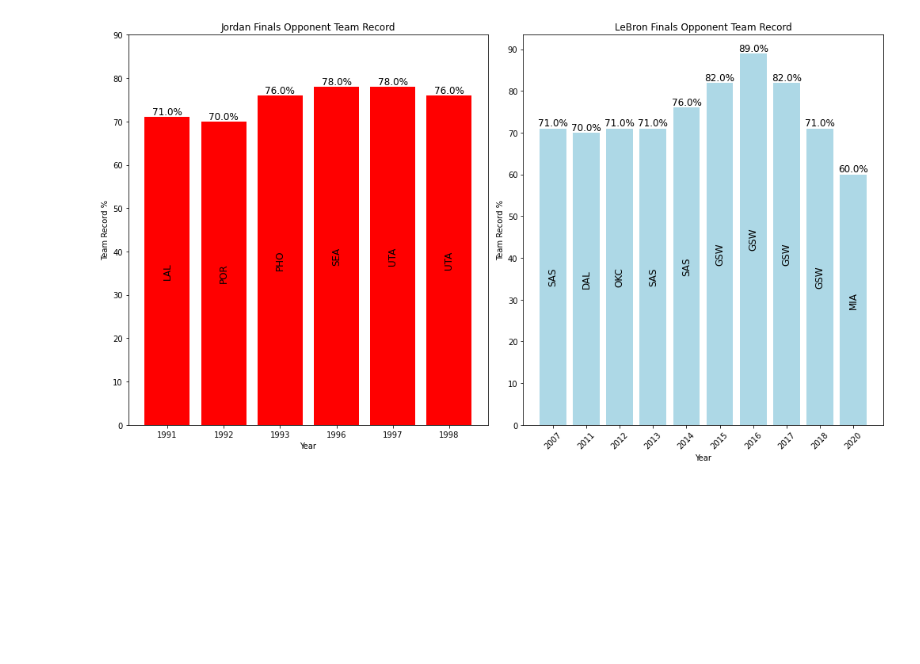
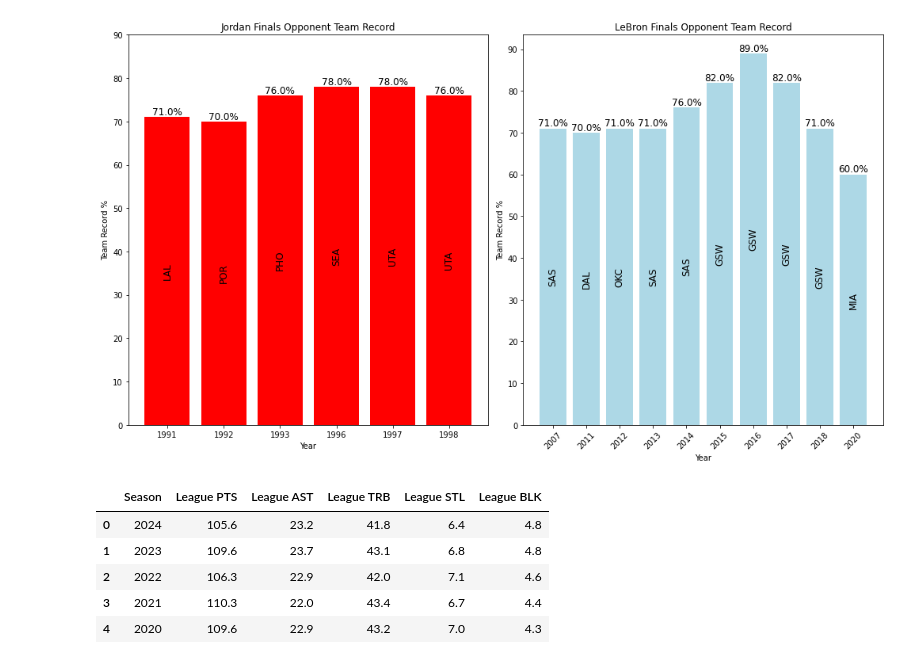
Before and after one commit to gohsoonhao/therealGOAT, a Jupyter notebook: 3b_playoff_team_success.ipynb, the cells around one changed output. Cells and saved outputs as stored; diff of their text form; code cells hidden in the pictures; blank space fills up the shorter version.

```diff
--- a/3b_playoff_team_success.ipynb
+++ b/3b_playoff_team_success.ipynb
@@ -201,0 +209,18 @@ plt.show()
+# %%
+# Import league playoff avgs to calculate coefficients
+playoff_league_avg = pd.read_excel("data_files/Playoff league average.xlsx")
+playoff_league_avg_1 = playoff_league_avg[['Season','PTS','AST', 'TRB', 'STL', 'BLK']].rename(columns={
+    'PTS': 'League PTS',
+    'AST': 'League AST',
+    'TRB': 'League TRB',
+    'STL': 'League STL',
+    'BLK': 'League BLK'
+})
+playoff_league_avg_1.head()
+# %% [output]
+|  | Season | League PTS | League AST | League TRB | League STL | League BLK |
+| 0 | 2024 | 105.6 | 23.2 | 41.8 | 6.4 | 4.8 |
+| 1 | 2023 | 109.6 | 23.7 | 43.1 | 6.8 | 4.8 |
+| 2 | 2022 | 106.3 | 22.9 | 42.0 | 7.1 | 4.6 |
+| 3 | 2021 | 110.3 | 22.0 | 43.4 | 6.7 | 4.4 |
+| 4 | 2020 | 109.6 | 22.9 | 43.2 | 7.0 | 4.3 |
```
Also changed, not shown: parts of 10 cells of this notebook.
